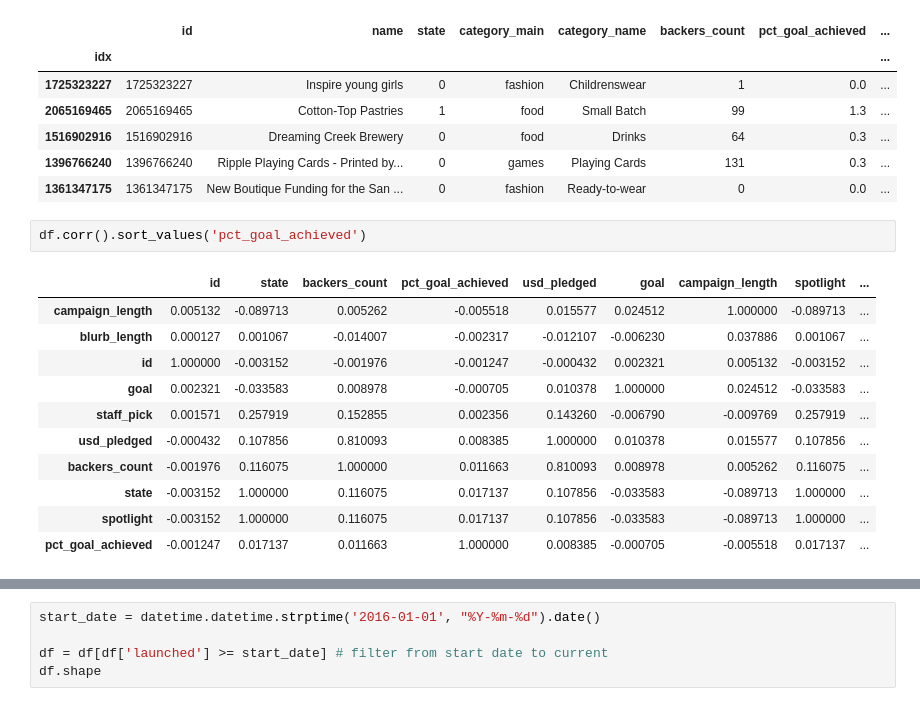
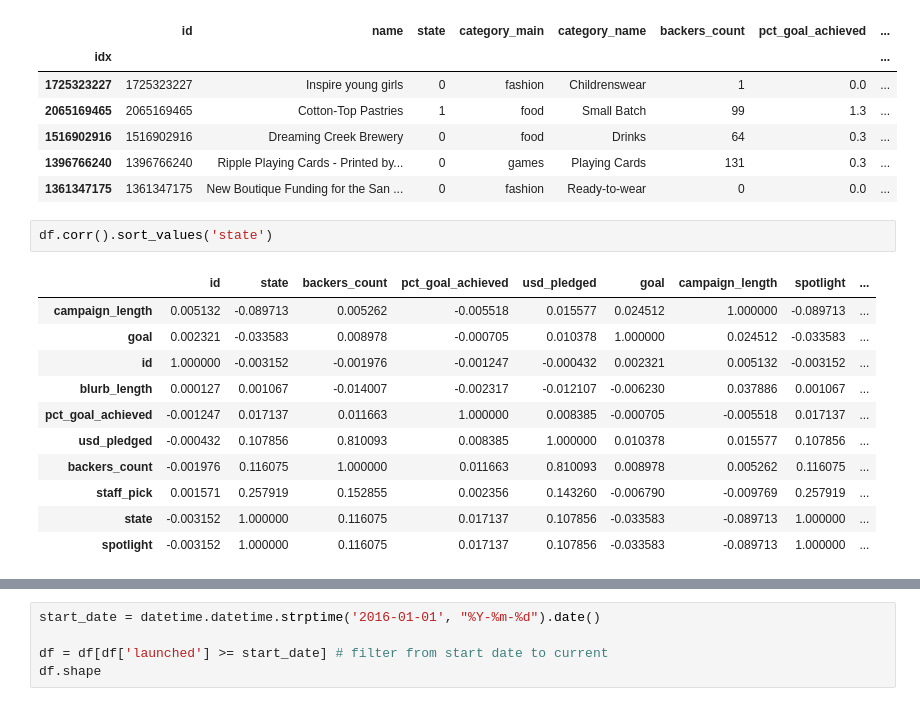
Before and after one commit to cipher813/McMahon_Metis, a Jupyter notebook: Project_3/3_Kickstarter_P0_EDA_DS2.ipynb, the cells around one changed output, grey strips where cells are left out. Drawn from its saved outputs; the diff is of its cells as text.

```diff
--- a/Project_3/3_Kickstarter_P0_EDA_DS2.ipynb
+++ b/Project_3/3_Kickstarter_P0_EDA_DS2.ipynb
@@ -87,16 +87,16 @@ df.head()
 | 1396766240 | 1396766240 | Ripple Playing Cards - Printed by... | 0 | games | Playing Cards | 131 | 0.3 | ... |
 | 1361347175 | 1361347175 | New Boutique Funding for the San ... | 0 | fashion | Ready-to-wear | 0 | 0.0 | ... |
 # %%
-df.corr().sort_values('pct_goal_achieved')
+df.corr().sort_values('state')
 # %% [output]
 |  | id | state | backers_count | pct_goal_achieved | usd_pledged | goal | campaign_length | spotlight | ... |
 | campaign_length | 0.005132 | -0.089713 | 0.005262 | -0.005518 | 0.015577 | 0.024512 | 1.000000 | -0.089713 | ... |
+| goal | 0.002321 | -0.033583 | 0.008978 | -0.000705 | 0.010378 | 1.000000 | 0.024512 | -0.033583 | ... |
+| id | 1.000000 | -0.003152 | -0.001976 | -0.001247 | -0.000432 | 0.002321 | 0.005132 | -0.003152 | ... |
 | blurb_length | 0.000127 | 0.001067 | -0.014007 | -0.002317 | -0.012107 | -0.006230 | 0.037886 | 0.001067 | ... |
-| id | 1.000000 | -0.003152 | -0.001976 | -0.001247 | -0.000432 | 0.002321 | 0.005132 | -0.003152 | ... |
-| goal | 0.002321 | -0.033583 | 0.008978 | -0.000705 | 0.010378 | 1.000000 | 0.024512 | -0.033583 | ... |
-| staff_pick | 0.001571 | 0.257919 | 0.152855 | 0.002356 | 0.143260 | -0.006790 | -0.009769 | 0.257919 | ... |
+| pct_goal_achieved | -0.001247 | 0.017137 | 0.011663 | 1.000000 | 0.008385 | -0.000705 | -0.005518 | 0.017137 | ... |
 | usd_pledged | -0.000432 | 0.107856 | 0.810093 | 0.008385 | 1.000000 | 0.010378 | 0.015577 | 0.107856 | ... |
 | backers_count | -0.001976 | 0.116075 | 1.000000 | 0.011663 | 0.810093 | 0.008978 | 0.005262 | 0.116075 | ... |
+| staff_pick | 0.001571 | 0.257919 | 0.152855 | 0.002356 | 0.143260 | -0.006790 | -0.009769 | 0.257919 | ... |
 | state | -0.003152 | 1.000000 | 0.116075 | 0.017137 | 0.107856 | -0.033583 | -0.089713 | 1.000000 | ... |
 | spotlight | -0.003152 | 1.000000 | 0.116075 | 0.017137 | 0.107856 | -0.033583 | -0.089713 | 1.000000 | ... |
-| pct_goal_achieved | -0.001247 | 0.017137 | 0.011663 | 1.000000 | 0.008385 | -0.000705 | -0.005518 | 0.017137 | ... |
```
Also changed, not shown: parts of 25 cells of this notebook, 5 other files.
